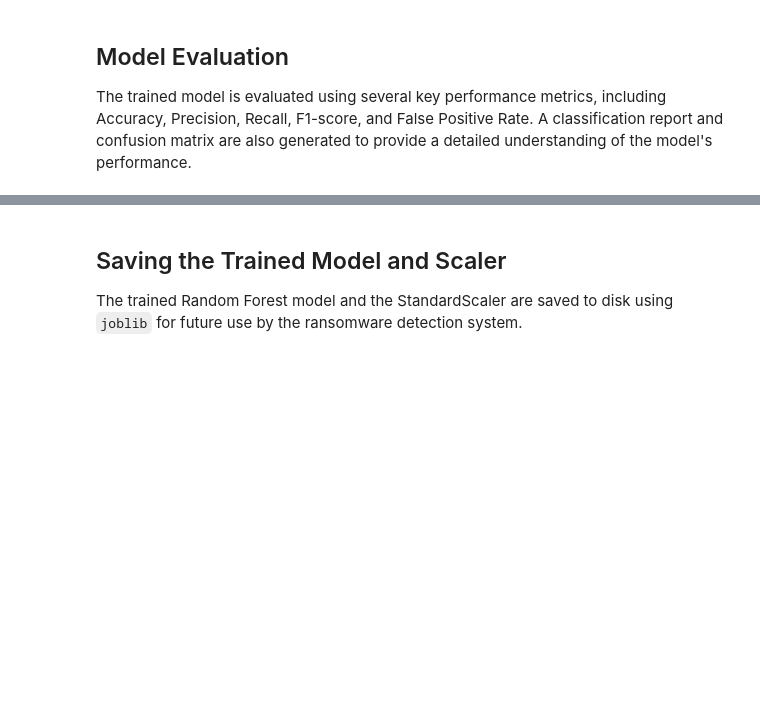
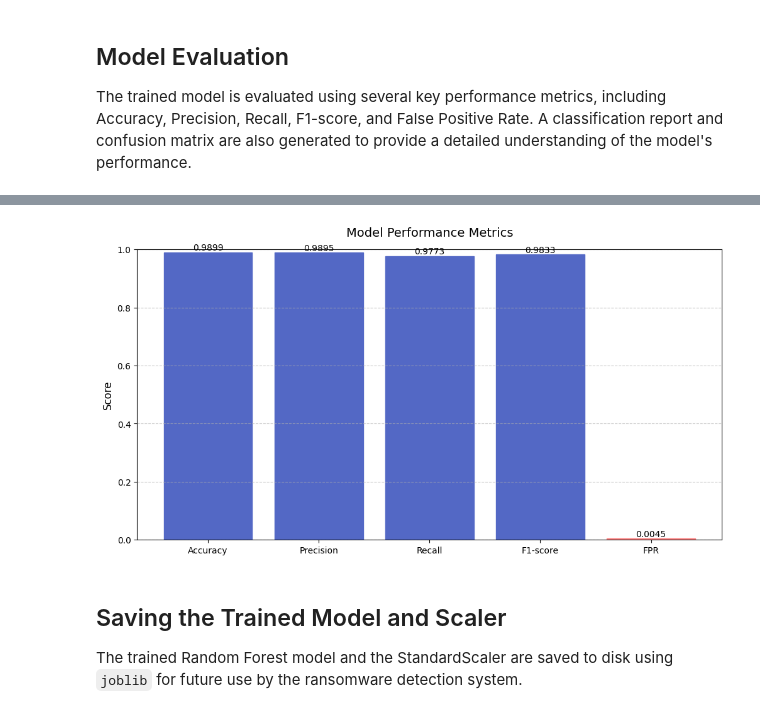
Before and after one commit to thousee/ransomware-detection-system, a Jupyter notebook: src/model_evaluation.ipynb, the cells around one changed output, grey strips where cells are left out. Saved outputs shown, nothing was run; the diff lists cells and outputs as text; code cells hidden in the pictures; blank space fills up the shorter version.

```diff
--- a/src/model_evaluation.ipynb
+++ b/src/model_evaluation.ipynb
@@ -164,3 +168,33 @@ True Positives (TP): 5875
+# %%
+# Create bar plot for performance metrics
+plt.figure(figsize=(12, 6))
+metrics_values = [accuracy, precision, recall, f1, false_positive_rate]
+metrics_names = ['Accuracy', 'Precision', 'Recall', 'F1-score', 'FPR']
+bars = plt.bar(metrics_names, metrics_values)
+
+# Customize the plot
+plt.title('Model Performance Metrics', fontsize=14, pad=15)
+plt.ylabel('Score', fontsize=12)
+plt.ylim(0, 1.0)  # Set y-axis from 0 to 1 since these are all probabilities/rates
+plt.grid(axis='y', linestyle='--', alpha=0.7)
+
+# Add value labels on top of each bar
+for bar in bars:
+    height = bar.get_height()
+    plt.text(bar.get_x() + bar.get_width()/2., height,
+             f'{height:.4f}',
+             ha='center', va='bottom')
+
+# Color the bars (blue for positive metrics, red for FPR since lower is better)
+for i, bar in enumerate(bars):
+    if metrics_names[i] == 'FPR':
+        bar.set_color('#ff7f7f')  # Light red for FPR
+    else:
+        bar.set_color("#5368C5")  # Light blue for other metrics
+
+plt.show()
+# %% [output]
+[figure, added]
 # %% [markdown]
 ## Saving the Trained Model and Scaler
 
```
Also changed, not shown: parts of 3 cells of this notebook, 18 other files.
